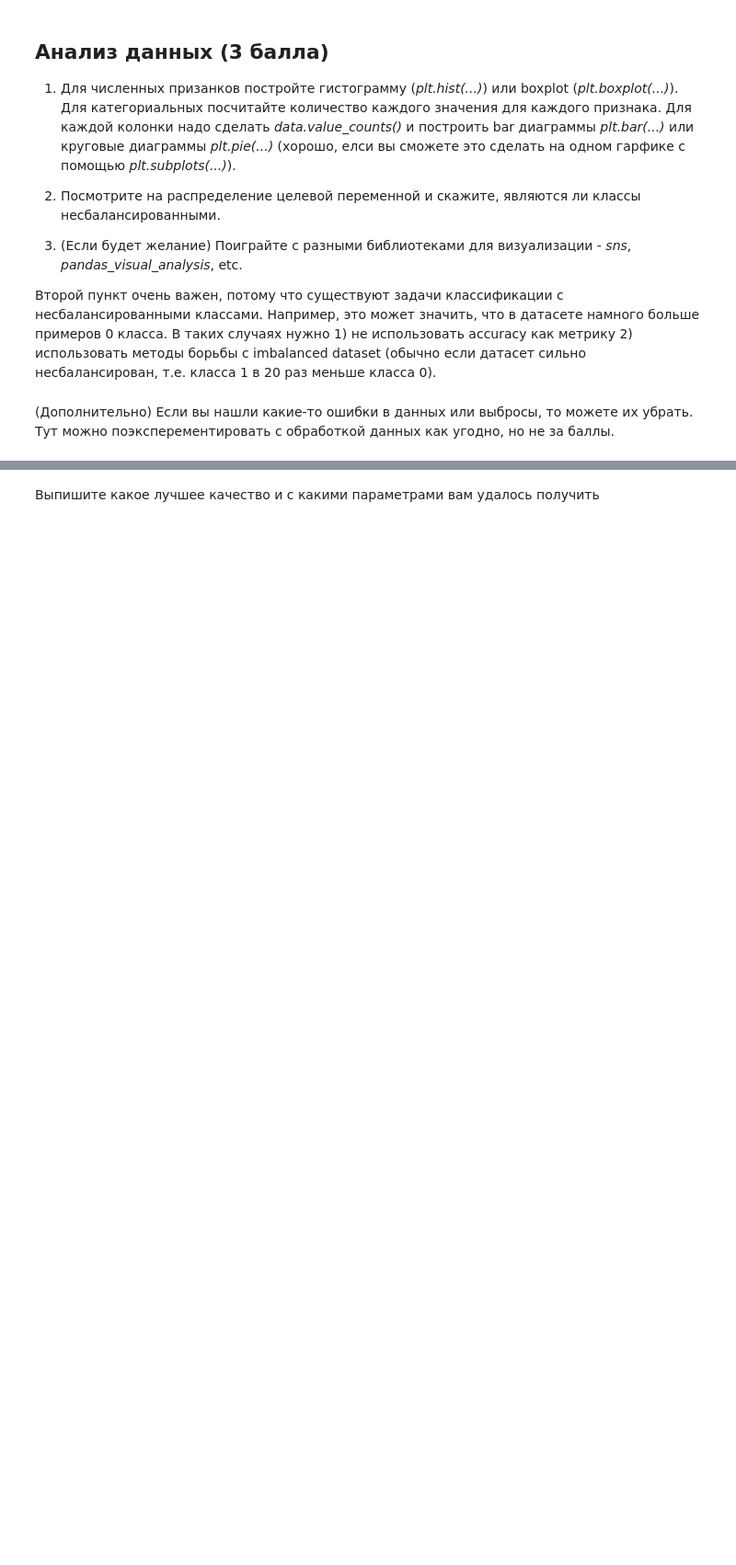
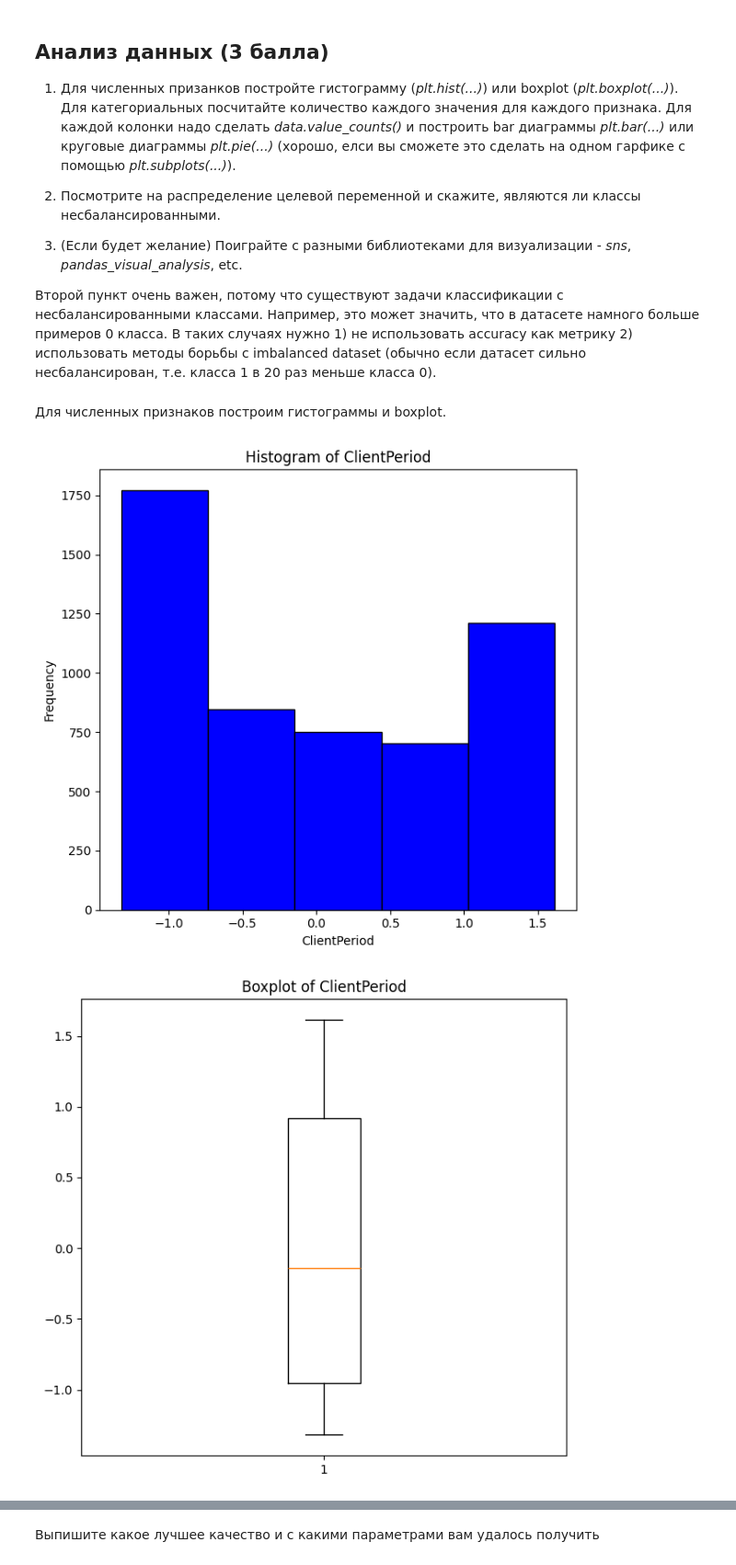
Before and after one commit to RedkinDenis/DeepLearning, a Jupyter notebook: week_03_composition_model_selection/Homework/hw_3_kaggle.ipynb, the cells around one changed output, grey strips where cells are left out. Shown at 92% size. Saved outputs shown, nothing was run; the diff lists cells and outputs as text; code cells hidden in the pictures; blank space fills up the shorter version.

```diff
--- a/week_03_composition_model_selection/Homework/hw_3_kaggle.ipynb
+++ b/week_03_composition_model_selection/Homework/hw_3_kaggle.ipynb
@@ -120,11 +98,6 @@ num_cols = [
 
 # Категориальные признаки
 cat_cols = [
-    'Sex',
-    'IsSeniorCitizen',
-    'HasPartner',
-    'HasChild',
-    'HasPhoneService',
     'HasMultiplePhoneNumbers',
     'HasInternetService',
     'HasOnlineSecurityService',
@@ -134,9 +107,19 @@ cat_cols = [
     'HasOnlineTV',
     'HasMovieSubscription',
     'HasContractPhone',
-    'IsBillingPaperless',
     'PaymentMethod'
+]
+
+bin_cols = [
+    'Sex',
+    'IsSeniorCitizen', #- не требует обработки
+    'HasPartner',
+    'HasChild',
+    'HasPhoneService',
+    'IsBillingPaperless'
 ]
 
 feature_cols = num_cols + cat_cols
 target_col = 'Churn'
+
+data
@@ -157,2 +287,0 @@ target_col = 'Churn'
-# %% [markdown]
-(Дополнительно) Если вы нашли какие-то ошибки в данных или выбросы, то можете их убрать. Тут можно поэксперементировать с обработкой данных как угодно, но не за баллы.
@@ -160,0 +288,26 @@ target_col = 'Churn'
+# %% [markdown]
+Для численных признаков построим гистограммы и boxplot.
+# %%
+for num in num_cols:
+    # Гистограммы для численных признаков
+    plt.figure(figsize=(12, 6))
+    plt.subplot(1, 2, 1)
+    plt.hist(data[num], bins=5, color='blue', edgecolor='black')
+    plt.title(f'Histogram of {num}')
+    plt.xlabel(num)
+    plt.ylabel('Frequency')
+
+    plt.tight_layout()
+    plt.show()
+
+    # Boxplot для численных признаков
+    plt.figure(figsize=(12, 6))
+    plt.subplot(1, 2, 1)
+    plt.boxplot(data[num])
+    plt.title(f'Boxplot of {num}')
+
+    plt.tight_layout()
+    plt.show()
+# %% [output]
+[figure, added]
+[figure, added]
```
Also changed, not shown: parts of 40 cells of this notebook, 8 other files.
